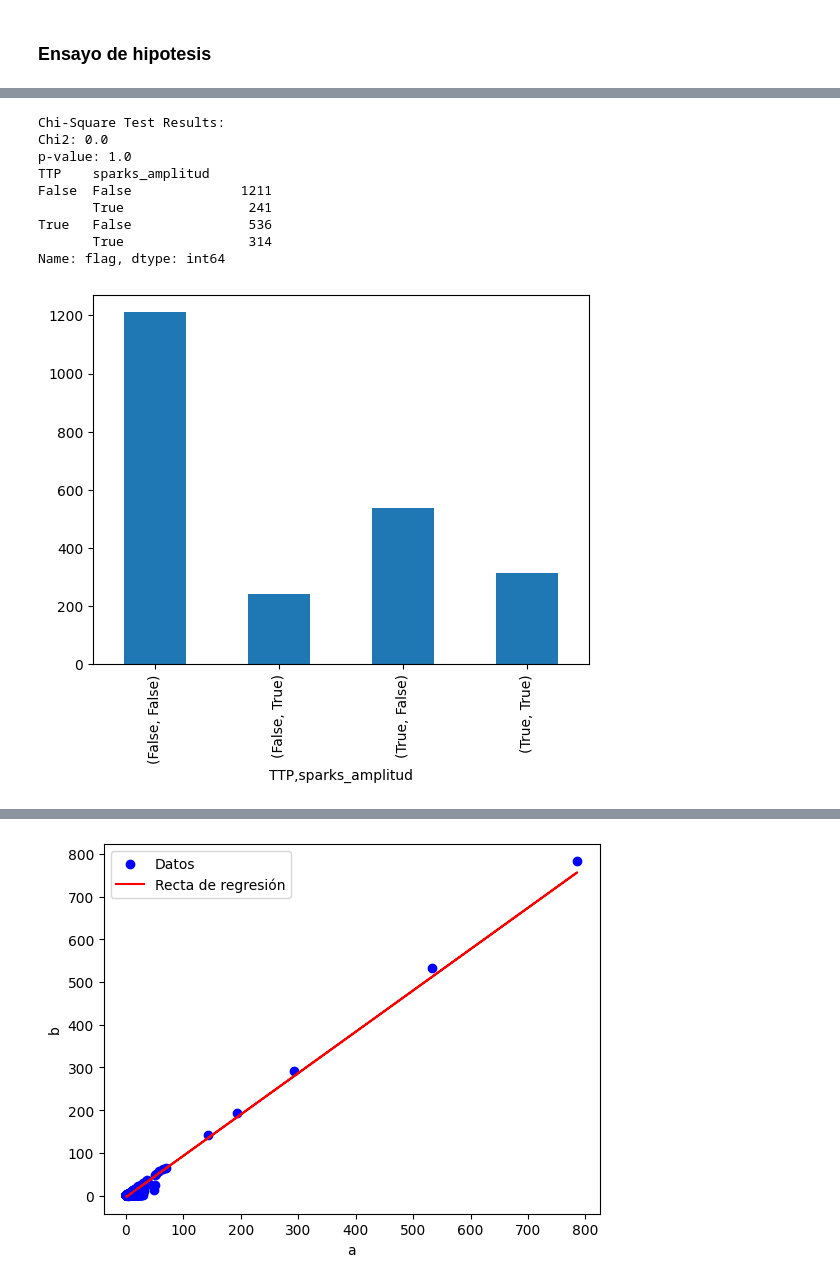
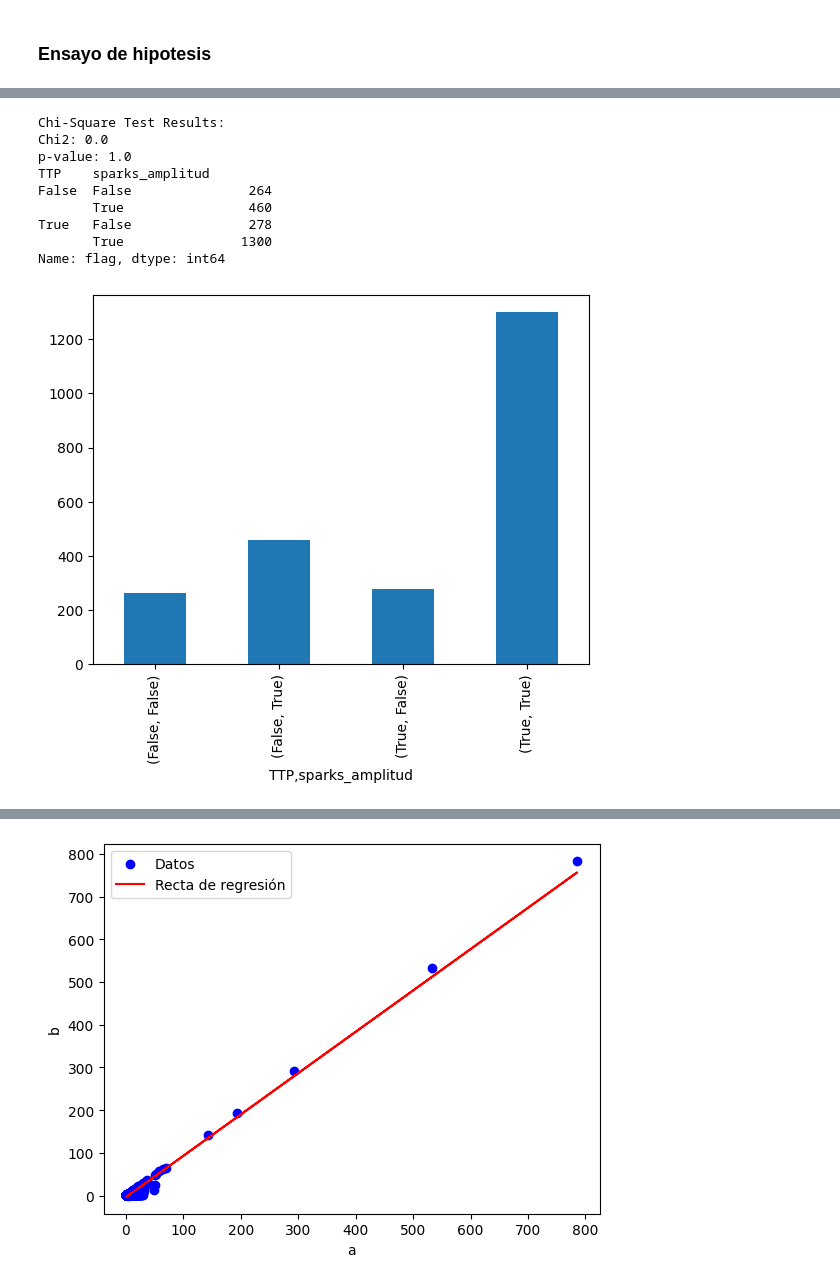
Before and after one commit to macarenaalga/trabajo_final, a Jupyter notebook: Trabajo_final_alga-aras.ipynb, the cells around one changed output, grey strips where cells are left out. Drawn from its saved outputs; the diff is of its cells as text; code cells hidden in the pictures.

```diff
--- a/Trabajo_final_alga-aras.ipynb
+++ b/Trabajo_final_alga-aras.ipynb
@@ -102,7 +106,7 @@ flag
 1.0    1113
 Name: count, dtype: int64
 # %%
-#TRATAMIENTO DE LOS NAN#
+###TRATAMIENTO DE LOS NAN##
 
 #Bibliotecas que voy a usar
 import pandas as pd
@@ -114,9 +118,9 @@ datos_eliminados = pd.DataFrame(columns=['Index', 'Flag'])
 
 # Eliminar filas que tienen mas de 8 valores NaN y almacenar los datos eliminados
 for index, row in df.iterrows():#recorro todas las fila, y toda la fila
-    if row.isnull().sum() > 8:# si mas de 8 casilleros en esa fila son nan entonces esa fila la copio en el dataframe datos eliminados, y luego lo elimino en df
+    if row.isnull().sum() > 8:# si mas de 8 casilleros en esa fila son nan entonces esa fila la copio en el dataframe datos_eliminados, y luego lo elimino en df
         datos_eliminados = pd.concat([datos_eliminados, pd.DataFrame({'Index': [index], 'Flag': [row['flag']]})], ignore_index=True)
-        df.drop(index, inplace=True)
+        df.drop(index, inplace=True) #se elimina la fila que tenia as de 8 celdas con NAN del dataframe de trabajo
 
 # Imprimir el DataFrame con los datos eliminados
 print("Datos eliminados:") #imprimo el titulo del dataframe
@@ -129,18 +133,9 @@ conteo_flag = datos_eliminados['Flag'].value_counts()
 print("Cantidad de veces que 'flag' fue 1:", conteo_flag[1])
 print("Cantidad de veces que 'flag' fue 2:", conteo_flag[2])
 
-# Recorrer la tabla por columna y reemplazar los valores NaN por la media de la población correspondiente
-for columna in df.columns:
-    if columna == 'flag':
-        continue
-    media_poblacion1 = df.loc[df['flag'] == 1, columna].mean()
-    media_poblacion2 = df.loc[df['flag'] == 2, columna].mean()
-    df.loc[(df['flag'] == 1) & (df[columna].isnull()), columna] = media_poblacion1
-    df.loc[(df['flag'] == 2) & (df[columna].isnull()), columna] = media_poblacion2
-
+#guardar el dataframe que tiene los index y flag de las filas eliminadas
 datos_eliminados.to_csv(r'C:\Users\maca2\OneDrive\Documentos\Github\trabajo_final_alga-aras\datos_eliminados_por_nan.csv', index=False)
 
-
 ## Resultado: elimine 23 datos corespondientes a poblacion 1  y 38 datos de la poblacion 2
 # %% [output]
 Datos eliminados:
@@ -520,0 +494,4 @@ sigue_normal_poblacion2         False        False  False  False
+# %%
+#tengo que renombrar la columna(ΔF/F0)/ΔTmax para que me guarde la imagen del histograma
+df.rename(columns={'(ΔF/F0)/ΔTmax ':'(amplitud)(tiempo al pico)'},inplace=True)
+df.head()
@@ -781,47 +827,38 @@ Esta relacionado el TTP on la amplitud del spark?
 #sparks_amplitud, Intervalo de Confianza: (0.27513833727765064, 0.33951736698111895)
 #TTP, Intervalo de Confianza: (4.419311283875328, 4.781887346261658)
 ## Análisis de dependencia de variables categóricas
 
 import pandas as pd
 import scipy.stats as ss
 
 # Create the conditions using correct comparison operators
-a = (df['TTP'] > 4.41)# & (df['TTP'] < 0.33)
-b = (df['sparks_amplitud'] > 0.27) #& (df['sparks_amplitud'] < 4.79)
+a = (df['TTP'] > 1)
+b = (df['sparks_amplitud'] > 0.09)
 
 # Create a contingency table using groupby
-contingency_table = df.groupby([a, b])['flag'].count()#.unstack(fill_value=0) #se supone que  con unstack me deberia dar una tabla de 2*2
+contingency_table = df.groupby([a, b])['flag'].count()
 
 # Perform the chi-square test
 chi2, p_value, _, _ = ss.chi2_contingency(contingency_table)
 
 # Print the chi-square test results
 print("Chi-Square Test Results:")
 print(f"Chi2: {chi2}")
 print(f"p-value: {p_value}")
 print(contingency_table)
 
-# Perform the Fisher's exact test--->  poner aca por que no uso fisher y si chi cuadrado
-#odds_ratio, fisher_p_value = ss.fisher_exact(contingency_table)
-
-# Print the Fisher's exact test results
-#print("Fisher's Exact Test Results:")
-#print(f"Odds Ratio: {odds_ratio}")
-#print(f"p-value: {fisher_p_value}")
-
-#con chi podria graficar la tabla de contingencia con la tabla
 
 #hacer los graficos en base a los porcentajes (grafico de barra partido)
 contingency_table.plot(kind='bar', stacked=True)
 plt.show()
 # %% [output]
 Chi-Square Test Results:
 Chi2: 0.0
 p-value: 1.0
 TTP    sparks_amplitud
-False  False              1211
-       True                241
-True   False               536
-       True                314
+False  False               264
+       True                460
+True   False               278
+       True               1300
 Name: flag, dtype: int64
-[figure, old version]
+[figure, new version]
```
Also changed, not shown: parts of 39 cells of this notebook, 12 other files.
